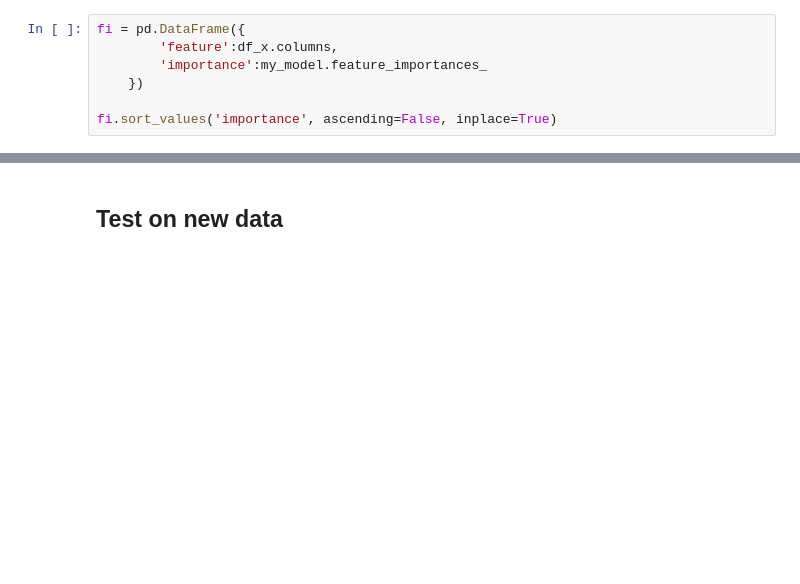
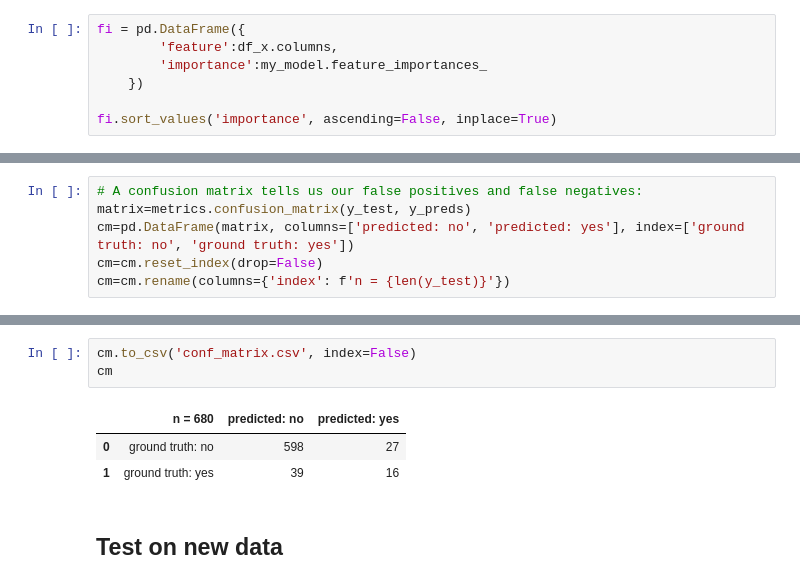
Before and after one commit to austinlasseter/tmdb-rf-classifier, a Jupyter notebook: analysis/random_forest_classifier.ipynb, the cells around one changed output, grey strips where cells are left out. Drawn from its saved outputs; the diff is of its cells as text; blank space fills up the shorter version.

Commit message:
added the confusion matrix

```diff
--- a/analysis/random_forest_classifier.ipynb
+++ b/analysis/random_forest_classifier.ipynb
@@ -311,0 +363,6 @@ Text(0, 0.5, 'Feature Importance')
+# %%
+# A confusion matrix tells us our false positives and false negatives:
+matrix=metrics.confusion_matrix(y_test, y_preds)
+cm=pd.DataFrame(matrix, columns=['predicted: no', 'predicted: yes'], index=['ground truth: no', 'ground truth: yes'])
+cm=cm.reset_index(drop=False)
+cm=cm.rename(columns={'index': f'n = {len(y_test)}'})
@@ -312,3 +375,10 @@ Text(0, 0.5, 'Feature Importance')
+# %%
+cm.to_csv('conf_matrix.csv', index=False)
+cm
+# %% [output]
+|  | n = 680 | predicted: no | predicted: yes |
+| 0 | ground truth: no | 598 | 27 |
+| 1 | ground truth: yes | 39 | 16 |
 # %% [markdown]
 ## Test on new data
 # %%
```
Also changed, not shown: parts of 5 cells of this notebook, 4 other files.
